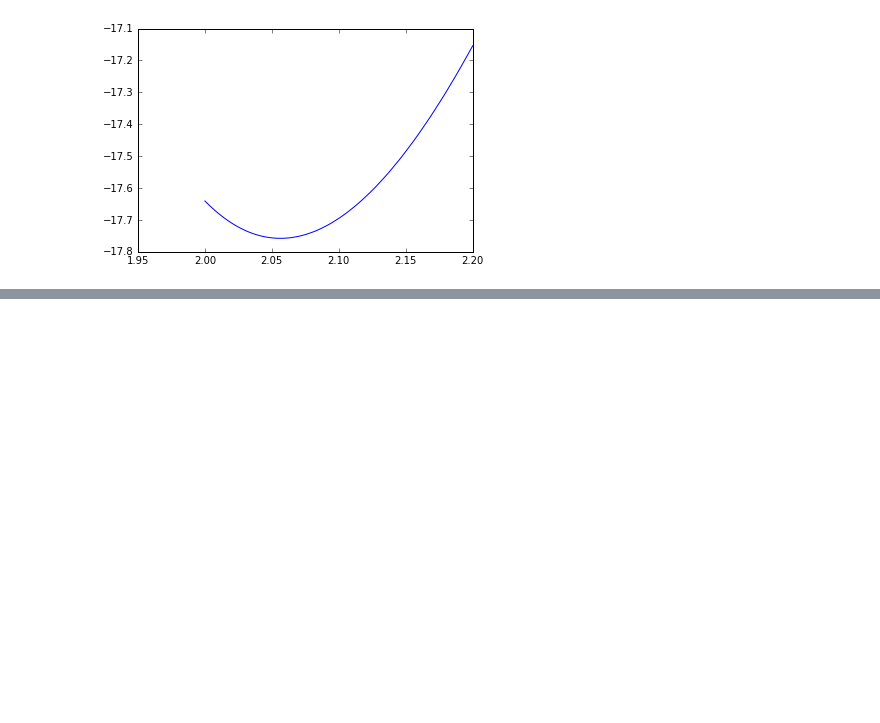
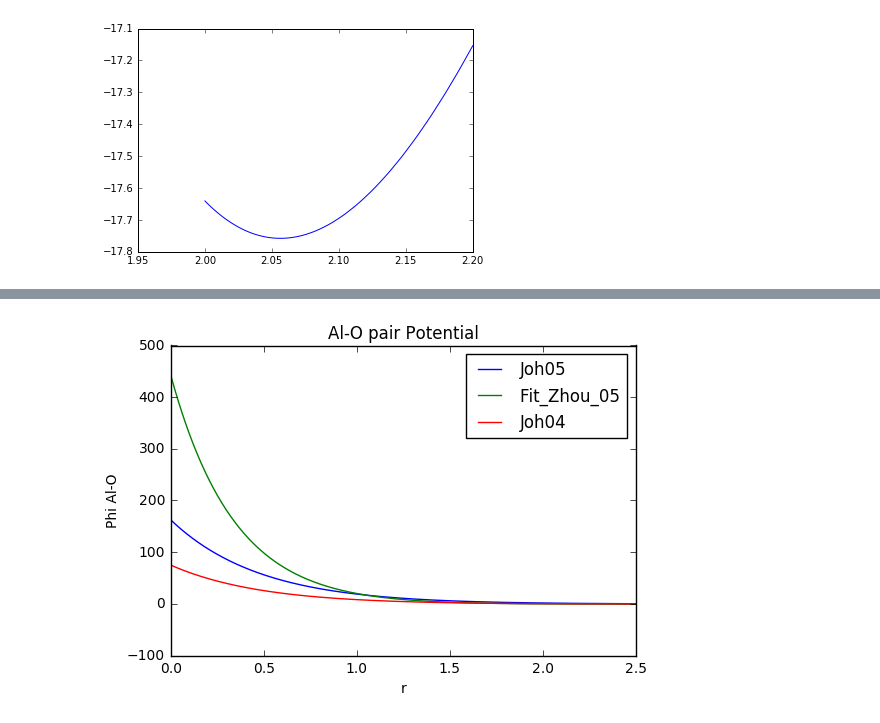
Before and after one commit to 123daimanu/DR_EAM, a Jupyter notebook: FQ_EAM_test.ipynb, the cells around one changed output, grey strips where cells are left out. Drawn from its saved outputs; the diff is of its cells as text; code cells hidden in the pictures; blank space fills up the shorter version.

```diff
--- a/FQ_EAM_test.ipynb
+++ b/FQ_EAM_test.ipynb
@@ -353,0 +387,23 @@ lab.plot(r,EnergyDaw(r))
+# %%
+f_O=f(r,0,6,fe_O,beta_O,re_O,lam_O)
+# %%
+phiAl_Al=phiT(r,A_Al,alpha_Al,re_Al,B_Al,beta_Al)
+phiAl_Al04=phiT(r,A_Al04,alpha_Al04,re_Al04,B_Al04,beta_Al04)
+# %%
+phiO_O=phiT(r,A_O,alpha_O,re_O,B_O,beta_O)
+# %%
+phiAl_OJonson=(1/2)*((f_Al/f_O)*phiO_O+(f_O/f_Al)*phiAl_Al)
+
+phiAl_OJonson04=(1/2)*((f_Al04/f_O)*phiO_O+(f_O/f_Al04)*phiAl_Al04)
+# %%
+lab.plot(r,phiAl_OJonson,label="Joh05")
+lab.plot(r,phiO_Al,label="Fit_Zhou_05")
+lab.plot(r,phiAl_OJonson04,label="Joh04")
+lab.title("Al-O pair Potential")
+lab.xlabel("r")
+lab.ylabel("Phi Al-O")
+lab.legend()
+lab.savefig("AlO.eps")
+lab.show()
+# %% [output]
+[figure, added]
```
Also changed, not shown: parts of 7 cells of this notebook.
